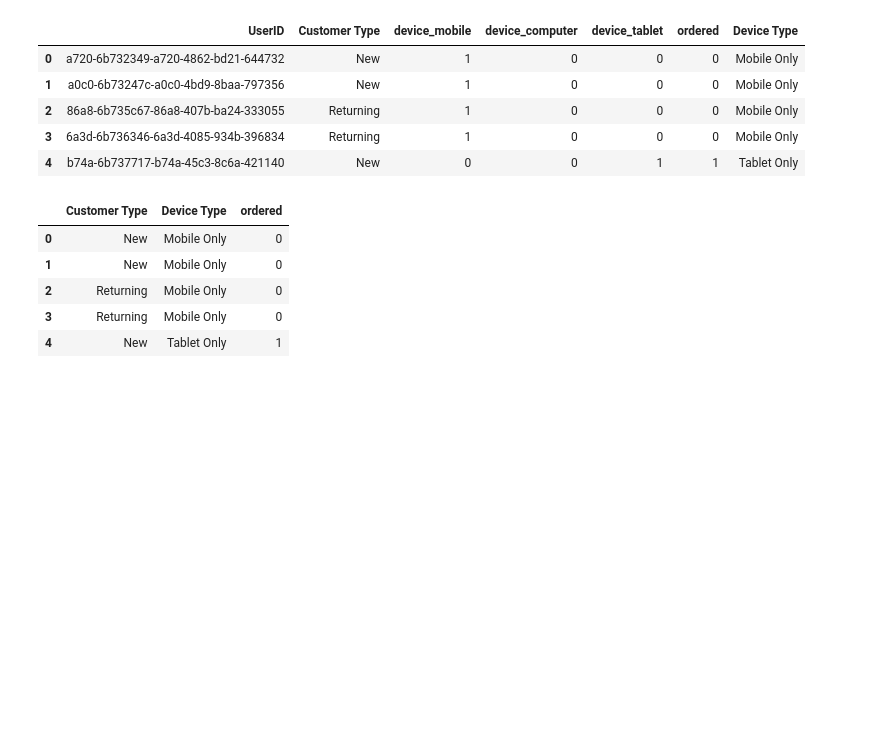
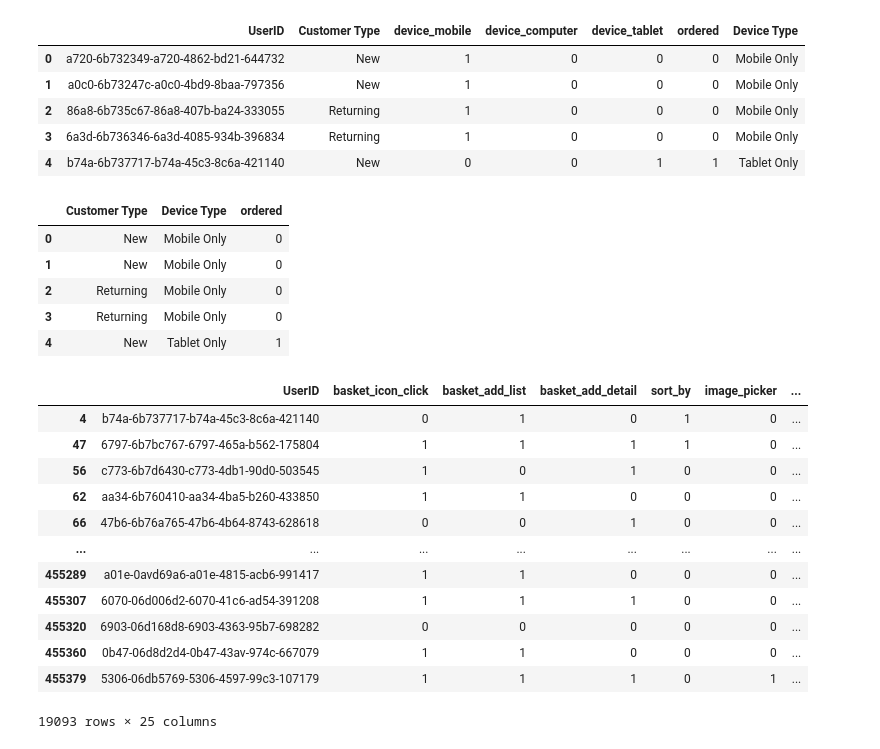
Before and after one commit to carlymckelvy/Online_Shopping, a Jupyter notebook: data_manipulation.ipynb, the cells around one changed output. Cells and saved outputs as stored; diff of their text form; code cells hidden in the pictures; blank space fills up the shorter version.

```diff
--- a/data_manipulation.ipynb
+++ b/data_manipulation.ipynb
@@ -164,3 +164,20 @@ device_type_df.head()
 # grp_device_type_df
 # %%
 device_type_df.to_csv(r'device_type_data.csv', index = False)
+# %%
+filtered_df = df[(df['ordered'] == 1)]
+filtered_df
+# %% [output]
+|  | UserID | basket_icon_click | basket_add_list | basket_add_detail | sort_by | image_picker | ... |
+| 4 | b74a-6b737717-b74a-45c3-8c6a-421140 | 0 | 1 | 0 | 1 | 0 | ... |
+| 47 | 6797-6b7bc767-6797-465a-b562-175804 | 1 | 1 | 1 | 1 | 0 | ... |
+| 56 | c773-6b7d6430-c773-4db1-90d0-503545 | 1 | 0 | 1 | 0 | 0 | ... |
+| 62 | aa34-6b760410-aa34-4ba5-b260-433850 | 1 | 1 | 0 | 0 | 0 | ... |
+| 66 | 47b6-6b76a765-47b6-4b64-8743-628618 | 0 | 0 | 1 | 0 | 0 | ... |
+| ... | ... | ... | ... | ... | ... | ... | ... |
+| 455289 | a01e-0avd69a6-a01e-4815-acb6-991417 | 1 | 1 | 0 | 0 | 0 | ... |
+| 455307 | 6070-06d006d2-6070-41c6-ad54-391208 | 1 | 1 | 1 | 0 | 0 | ... |
+| 455320 | 6903-06d168d8-6903-4363-95b7-698282 | 0 | 0 | 0 | 0 | 0 | ... |
+| 455360 | 0b47-06d8d2d4-0b47-43av-974c-667079 | 1 | 1 | 0 | 0 | 0 | ... |
+| 455379 | 5306-06db5769-5306-4597-99c3-107179 | 1 | 1 | 1 | 0 | 1 | ... |
+19093 rows × 25 columns
```
Also changed, not shown: parts of 1 cell of this notebook, 6 other files.
